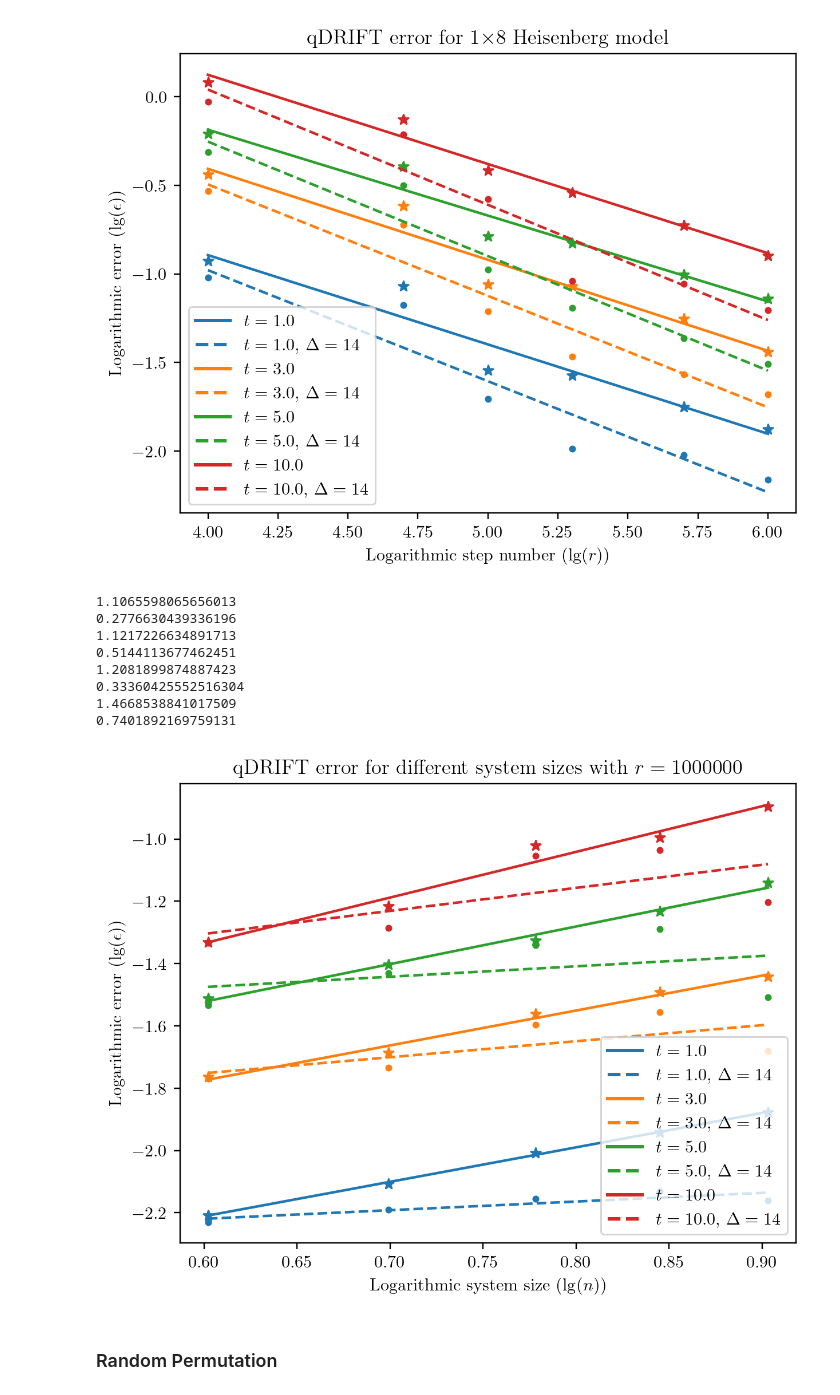
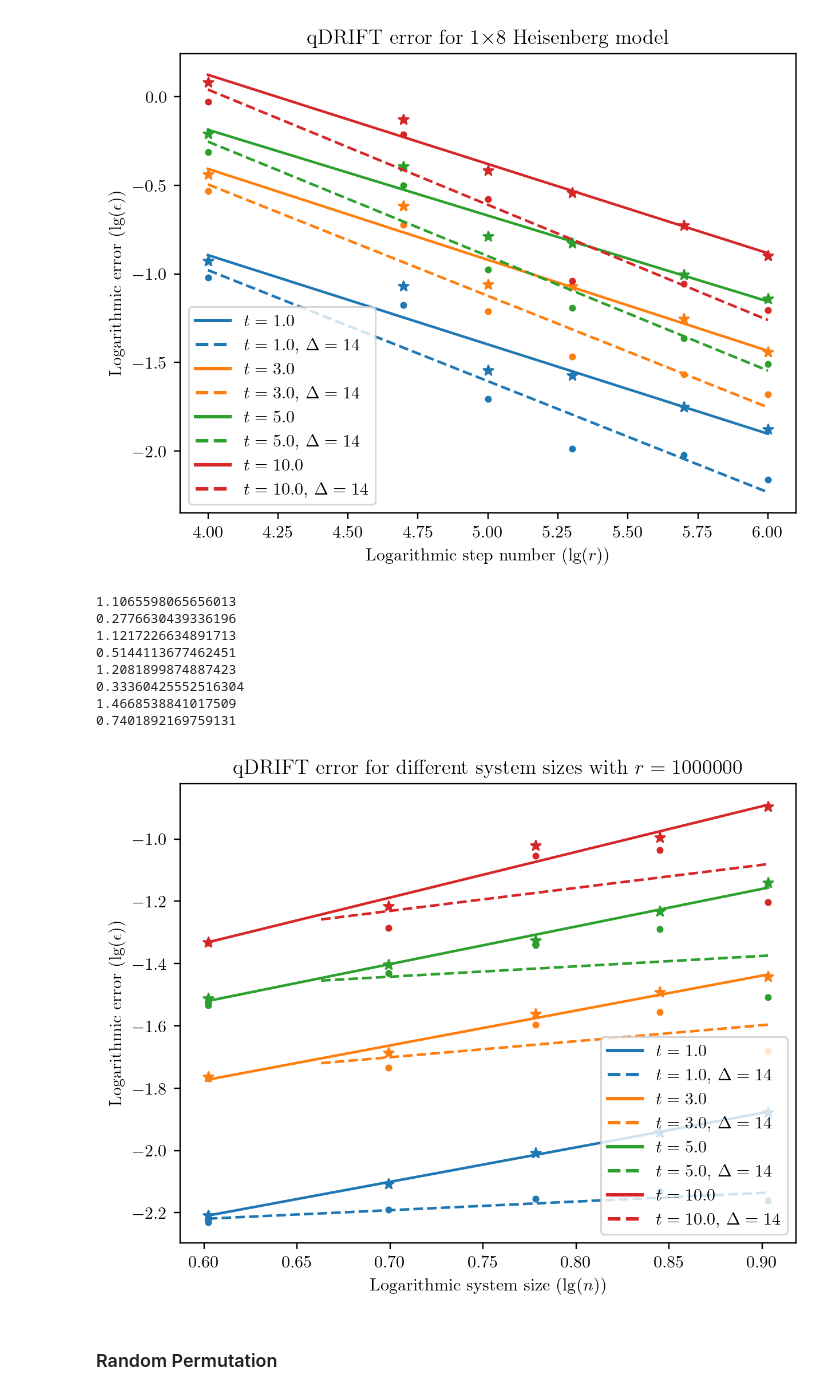
Before and after one commit to Qubit-Fernand/Digital-Quantum-Simulation, a Jupyter notebook: Figure/Plotting.ipynb, the cells around one changed output. Saved outputs shown, nothing was run; the diff lists cells and outputs as text; code cells hidden in the pictures.

```diff
--- a/Figure/Plotting.ipynb
+++ b/Figure/Plotting.ipynb
@@ -253,41 +253,41 @@ ax.scatter(step_number, t_3, marker = '*', color = '#ff7f0e')
 ax.plot(step_number_new, poly_t_3(step_number_new), color = '#ff7f0e', linestyle = '-', label='$t=3.0$')
 
 ax.scatter(step_number, t_3_Delta, marker ='.', color = '#ff7f0e')
-ax.plot(step_number_new, poly_t_3_Delta(step_number_new), color = '#ff7f0e', linestyle = '--', label='$t=3.0$, $\Delta = {Delta}$'.format(Delta = Delta))
+ax.plot(step_number_new[20:], poly_t_3_Delta(step_number_new)[20:], color = '#ff7f0e', linestyle = '--', label='$t=3.0$, $\Delta = {Delta}$'.format(Delta = Delta))
 
 ax.scatter(step_number, t_5, marker = '*', color = '#2ca02c')
 ax.plot(step_number_new, poly_t_5(step_number_new), color = '#2ca02c', linestyle = '-', label='$t=5.0$')
 
 ax.scatter(step_number, t_5_Delta, marker ='.', color = '#2ca02c')
-ax.plot(step_number_new, poly_t_5_Delta(step_number_new), color = '#2ca02c', linestyle = '--', label='$t=5.0$, $\Delta = {Delta}$'.format(Delta = Delta))
+ax.plot(step_number_new[20:], poly_t_5_Delta(step_number_new)[20:], color = '#2ca02c', linestyle = '--', label='$t=5.0$, $\Delta = {Delta}$'.format(Delta = Delta))
 
 ax.scatter(step_number, t_10, marker = '*', color = '#d62728')
 ax.plot(step_number_new, poly_t_10(step_number_new), color = '#d62728', linestyle = '-', label='$t=10.0$')
 
 ax.scatter(step_number, t_10_Delta, marker ='.', color = '#d62728')
-ax.plot(step_number_new, poly_t_10_Delta(step_number_new), color = '#d62728', linestyle = '--', label='$t=10.0$, $\Delta = {Delta}$'.format(Delta = Delta))
+ax.plot(step_number_new[20:], poly_t_10_Delta(step_number_new)[20:], color = '#d62728', linestyle = '--', label='$t=10.0$, $\Delta = {Delta}$'.format(Delta = Delta))
 ax.legend(handler_map={plt.Line2D: ColorLineStyleHandler()})
 
 print(poly_t_1[1])
 print(poly_t_1_Delta[1])
 print(poly_t_3[1])
 print(poly_t_3_Delta[1])
 print(poly_t_5[1])
 print(poly_t_5_Delta[1])
 print(poly_t_10[1])
 print(poly_t_10_Delta[1])
 
 fig.savefig('qDRIFT-n.pdf', dpi=600, format='pdf')
 # %% [output]
 1.1065598065656013
 0.2776630439336196
 1.1217226634891713
 0.5144113677462451
 1.2081899874887423
 0.33360425552516304
 1.4668538841017509
 0.7401892169759131
-[figure, old version]
+[figure, new version]
 # %% [markdown]
 ### Random Permutation
 # %%
```
Also changed, not shown: parts of 3 cells of this notebook, 6 other files.
